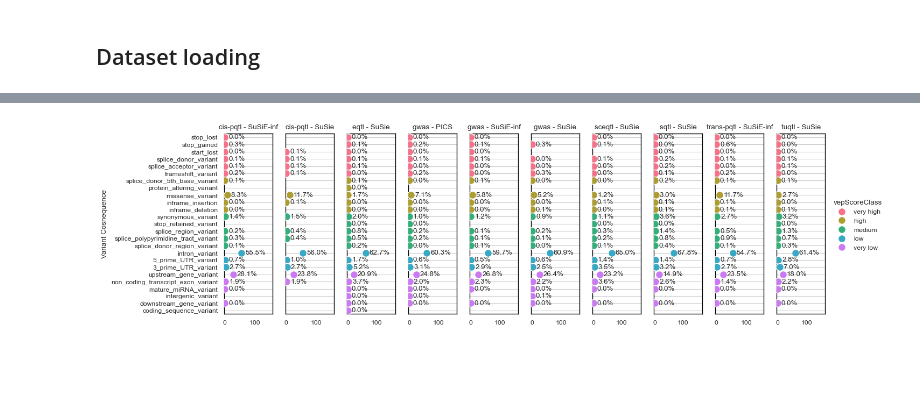
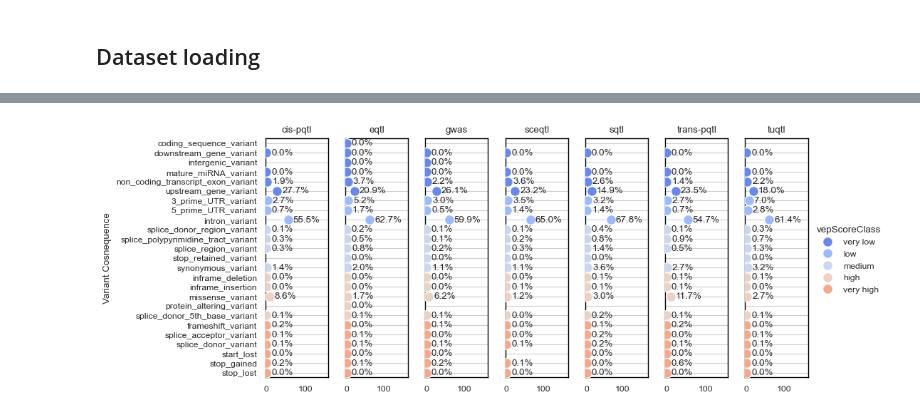
Before and after one commit to opentargets/Gentropy-manuscript, a Jupyter notebook: chapters/in_silico_effect_prediction/13_vep_assessment_breakdown.ipynb, the cells around one changed output, grey strips where cells are left out. Cells and saved outputs as stored; diff of their text form; code cells hidden in the pictures; blank space fills up the shorter version.

```diff
--- a/chapters/in_silico_effect_prediction/13_vep_assessment_breakdown.ipynb
+++ b/chapters/in_silico_effect_prediction/13_vep_assessment_breakdown.ipynb
@@ -14,7 +14,7 @@ import seaborn as sns
 # Set default figure theme
 sns.set_theme(
     context="paper",
-    palette=sns.color_palette(["darkred", "darkorange", "black", "lightgreen"]),
+    palette=sns.set_palette(sns.color_palette("coolwarm")),
     style="whitegrid",
 )
 
@@ -83,9 +83,7 @@ df = dataset.select(
 )
 # %%
 data = (
-    df.with_columns(
-        cat=pl.concat_str(pl.col("studyType"), pl.col("finemappingMethod"), separator=" - "), ones=pl.lit(1)
-    )
+    df.with_columns(cat=pl.concat_str(pl.col("studyType"), separator=" - "), ones=pl.lit(1))
     .group_by("cat", "assessment")
     .agg(pl.sum("ones"), pl.first("normalisedScore"), pl.first("vepScoreClass"))
     .sort("ones")
@@ -98,12 +96,12 @@ data = (
     # .fill_null(0)
 ).sort("normalisedScore", "assessment", descending=True, maintain_order=True)
 
-ordered_cols = sorted([c for c in data.columns if " - " in c])
+ordered_cols = sorted(df["studyType"].unique().to_list())
 new_names = [f"% {c}" for c in ordered_cols]
 print(ordered_cols)
 percent = [(pl.col(old) / pl.sum(old) * pl.lit(100)).alias(new) for old, new in zip(ordered_cols, new_names)]
 ordered_groups = ["very low", "low", "medium", "high", "very high"]
-data = data.select("assessment", *ordered_cols, *percent, "normalisedScore", "vepScoreClass")
+data = data.select("assessment", *ordered_cols, *percent, "normalisedScore", "vepScoreClass").sort("normalisedScore")
 data = data.to_pandas()
 assessment_order = data["assessment"]
 data
@@ -150,7 +147,7 @@ g.map(
 g.set(ylabel="Variant Cosnequence")
 # g.map(plt.pie(x))
 
-titles = [c for c in data.columns if " - " in c]
+titles = ordered_cols
 
 for ax, title in zip(g.axes.flat, titles):
     # Set a different title for each axes
@@ -159,31 +156,31 @@ for ax, title in zip(g.axes.flat, titles):
     # Make the grid horizontal instead of vertical
     ax.xaxis.grid(False)
     ax.yaxis.grid(True)
     ax.set_xlabel(None)
 
     for collection in ax.collections:
         offsets = collection.get_offsets()
         for x, y in offsets:
             x_lim_1 = ax.get_xlim()[1]
             ax.annotate(
                 f"{round(x, 1):.1f}%", xy=(x, y), xytext=(5, 0), textcoords="offset points", ha="left", va="center"
             )
     x_lim = ax.get_xlim()
     ax.set_xlim((x_lim[0], x_lim[1] + 100))
 
 sns.despine(left=True, bottom=True)
 
 for ax in g.axes.flatten():  # Loop directly on the flattened axes
     for _, spine in ax.spines.items():
         spine.set_visible(True)  # You have to first turn them on
         spine.set_color("black")
         spine.set_linewidth(1)
     ax.set_facecolor((0, 0, 0, 0))  # Set the axes background to be transparent
 
 
 g.add_legend()
 
 g.figure.patch.set_alpha(0)  # Set the figure background to be transparent
 plt.show()
 # %% [output]
-[figure, old version]
+[figure, new version]
```
Also changed, not shown: parts of 1 cell of this notebook, 5 other files.
